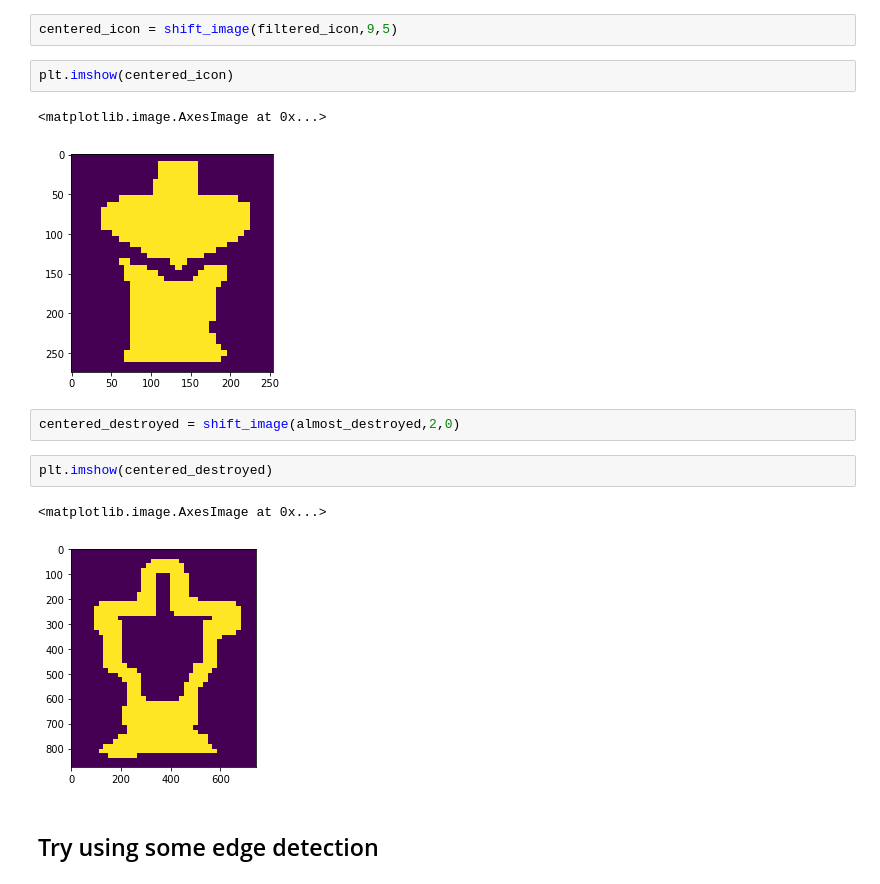
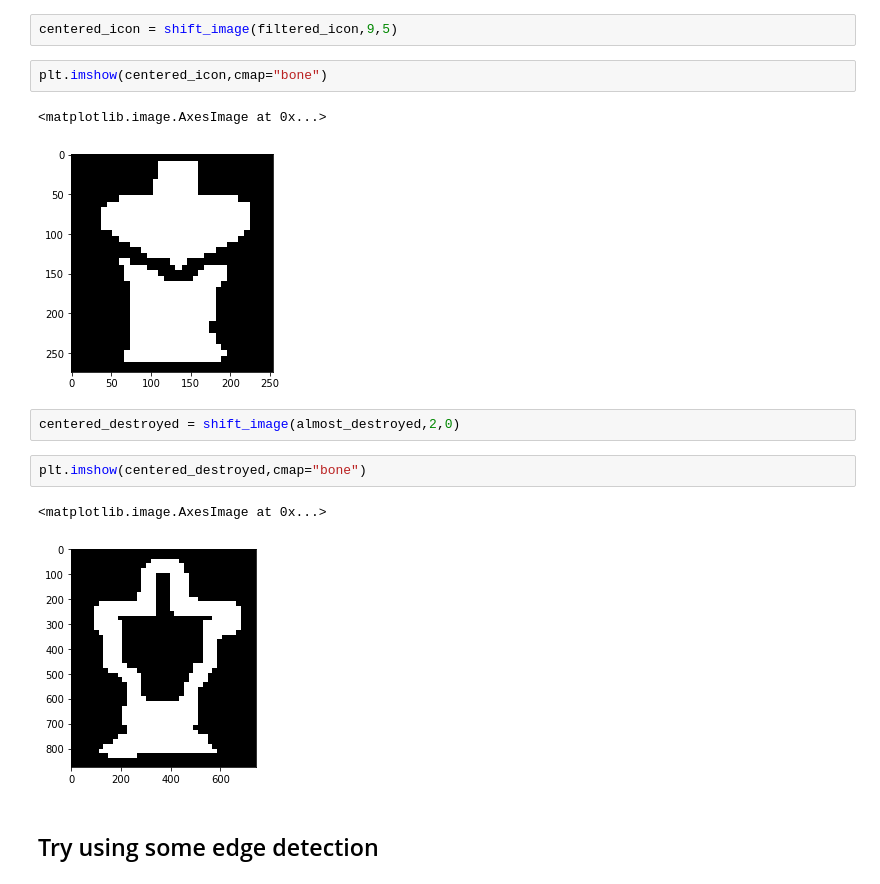
Before and after one commit to Monketo/LOLproject, a Jupyter notebook: Tower_extractor.ipynb, the cells around one changed output. Drawn from its saved outputs; the diff is of its cells as text.

```diff
--- a/Tower_extractor.ipynb
+++ b/Tower_extractor.ipynb
@@ -61,17 +61,17 @@ def shift_image(image,x_shift,y_shift):
 # %%
 centered_icon = shift_image(filtered_icon,9,5)
 # %%
-plt.imshow(centered_icon)
+plt.imshow(centered_icon,cmap="bone")
 # %% [output]
 <matplotlib.image.AxesImage at 0x...>
-[figure, old version]
+[figure, new version]
 # %%
 centered_destroyed = shift_image(almost_destroyed,2,0)
 # %%
-plt.imshow(centered_destroyed)
+plt.imshow(centered_destroyed,cmap="bone")
 # %% [output]
 <matplotlib.image.AxesImage at 0x...>
-[figure, old version]
+[figure, new version]
 # %% [markdown]
 ## Try using  some edge detection
 # %%
```
Also changed, not shown: parts of 3 cells of this notebook.
